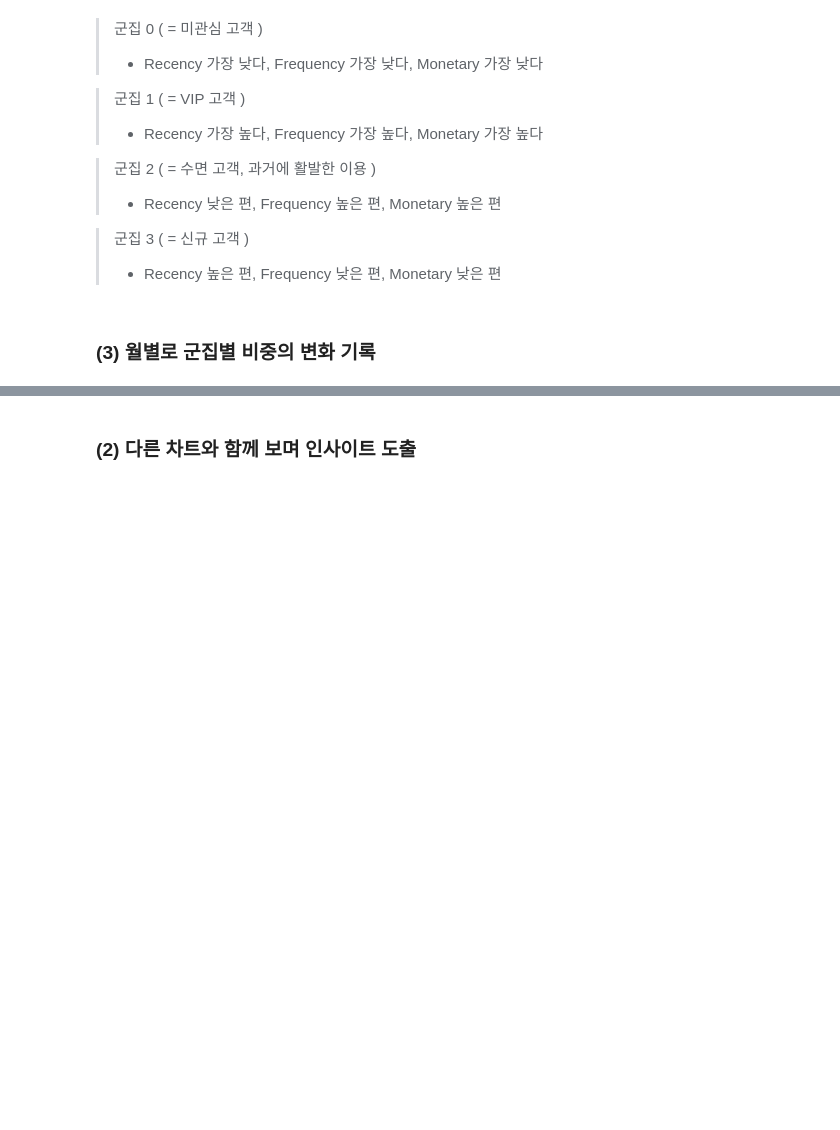
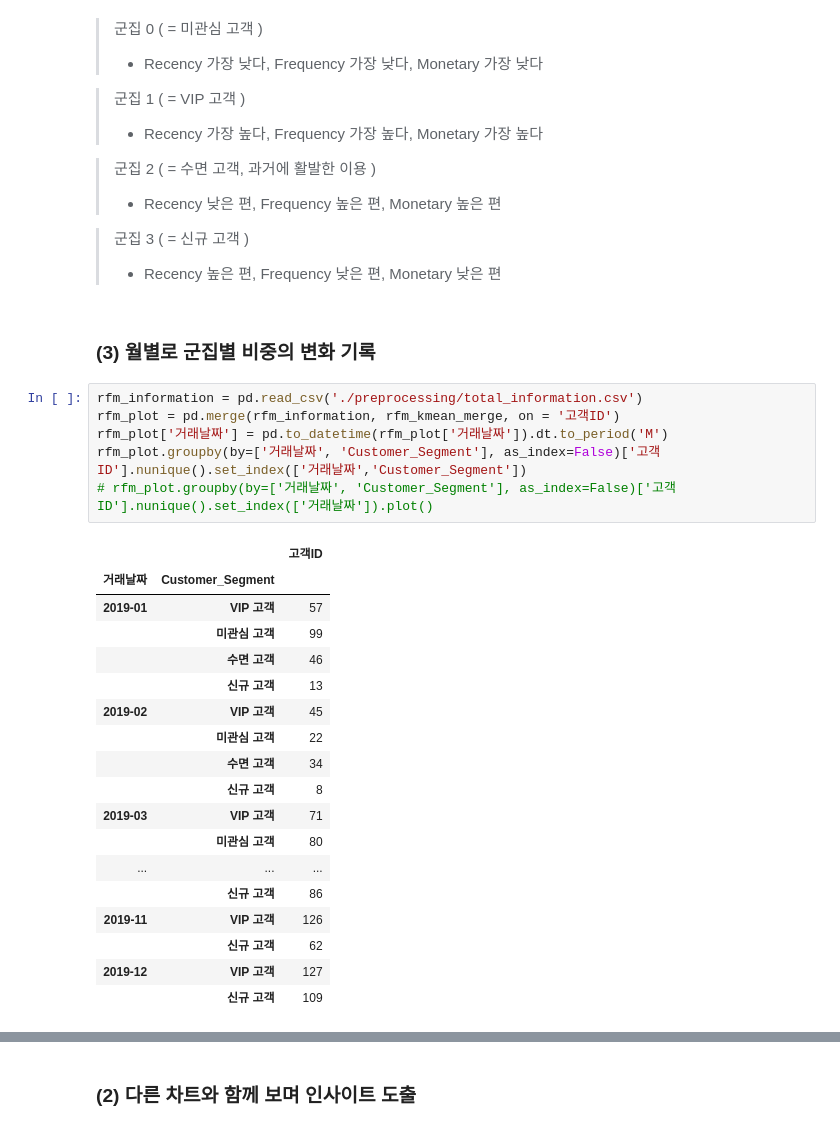
Before and after one commit to meo4739/Public_DACON_Cohort_RFM, a Jupyter notebook: cohort_RFM_ver2.ipynb, the cells around one changed output, grey strips where cells are left out. Cells and saved outputs as stored; diff of their text form; blank space fills up the shorter version.

```diff
--- a/cohort_RFM_ver2.ipynb
+++ b/cohort_RFM_ver2.ipynb
@@ -1199,6 +1189,31 @@ Name: Customer_Segment, Length: 1468, dtype: object
 >- Recency 높은 편, Frequency 낮은 편, Monetary 낮은 편
 # %% [markdown]
 ### (3) 월별로 군집별 비중의 변화 기록
+# %%
+rfm_information = pd.read_csv('./preprocessing/total_information.csv')
+rfm_plot = pd.merge(rfm_information, rfm_kmean_merge, on = '고객ID')
+rfm_plot['거래날짜'] = pd.to_datetime(rfm_plot['거래날짜']).dt.to_period('M')
+rfm_plot.groupby(by=['거래날짜', 'Customer_Segment'], as_index=False)['고객ID'].nunique().set_index(['거래날짜','Customer_Segment'])
+# rfm_plot.groupby(by=['거래날짜', 'Customer_Segment'], as_index=False)['고객ID'].nunique().set_index(['거래날짜']).plot()
+# %% [output]
+|  |  | 고객ID |
+| 거래날짜 | Customer_Segment |  |
+| 2019-01 | VIP 고객 | 57 |
+|  | 미관심 고객 | 99 |
+|  | 수면 고객 | 46 |
+|  | 신규 고객 | 13 |
+| 2019-02 | VIP 고객 | 45 |
+|  | 미관심 고객 | 22 |
+|  | 수면 고객 | 34 |
+|  | 신규 고객 | 8 |
+| 2019-03 | VIP 고객 | 71 |
+|  | 미관심 고객 | 80 |
+| ... | ... | ... |
+|  | 신규 고객 | 86 |
+| 2019-11 | VIP 고객 | 126 |
+|  | 신규 고객 | 62 |
+| 2019-12 | VIP 고객 | 127 |
+|  | 신규 고객 | 109 |
 # %%
 def ratio(df): # 연도별로 고객의 차지 비율 구하기
     print(df.columns)
```
Also changed, not shown: parts of 8 cells of this notebook, 1 other file.
